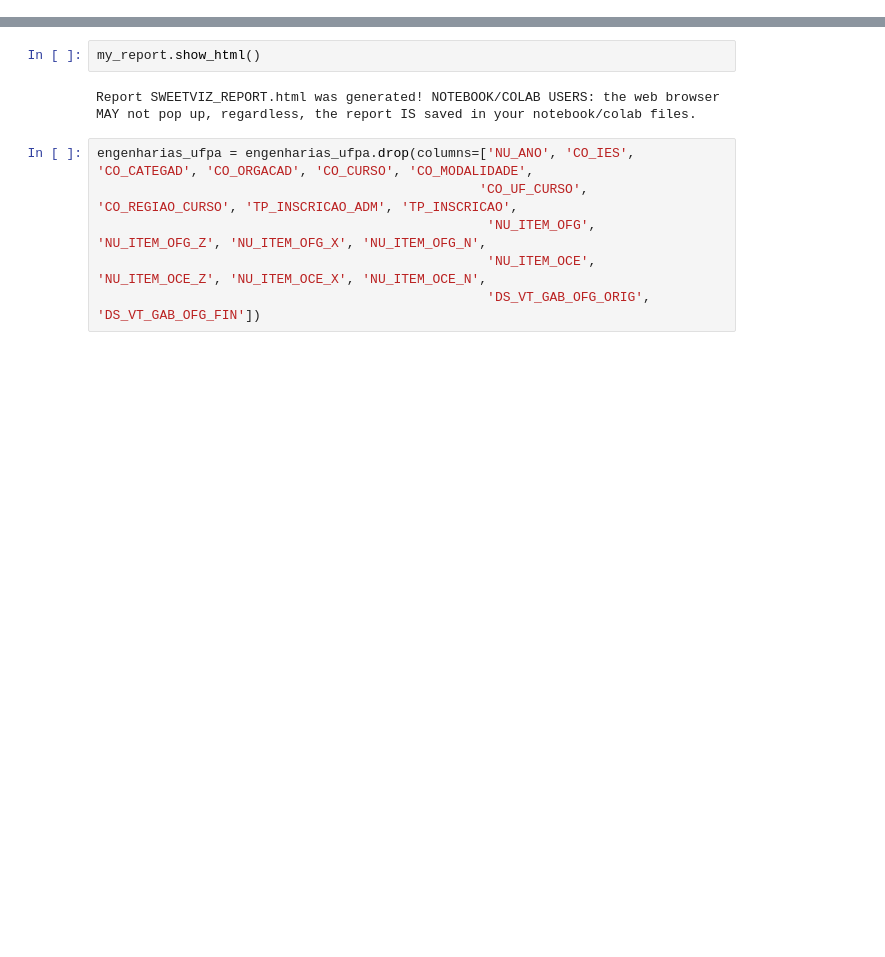
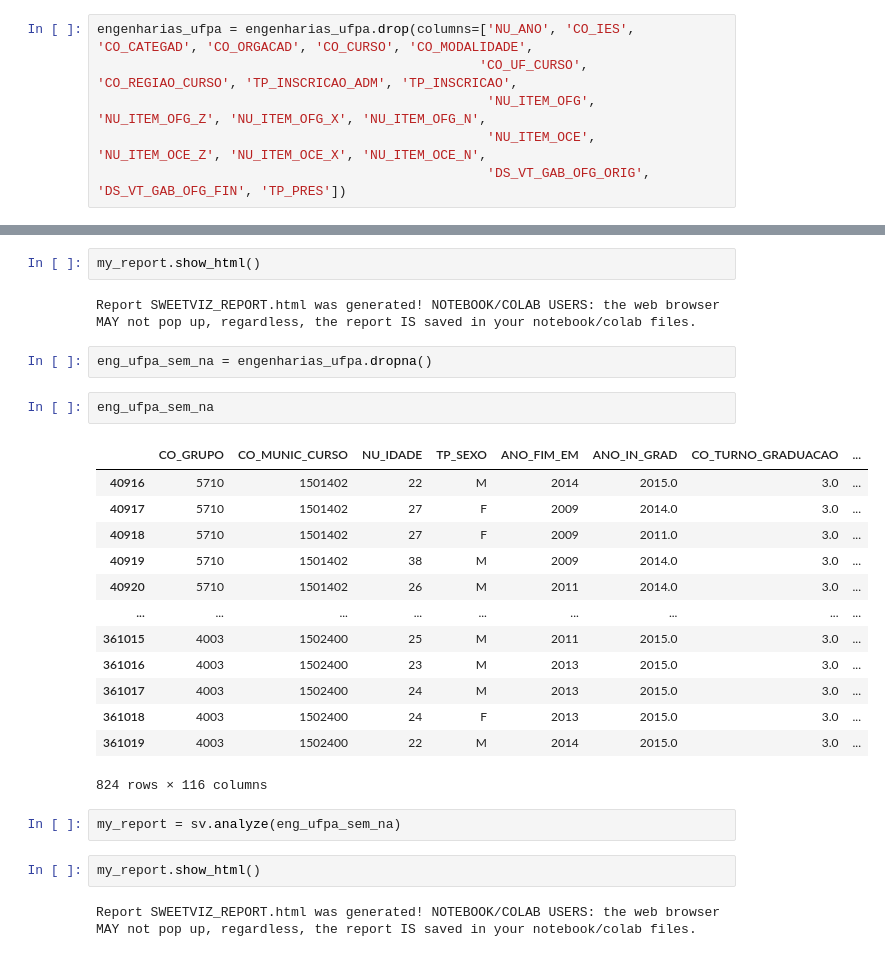
Before and after one commit to alex-repo-alves/Microdados-Enade, a Jupyter notebook: Enade_2019.ipynb, the cells around one changed output, grey strips where cells are left out. Drawn from its saved outputs; the diff is of its cells as text; blank space fills up the shorter version.

```diff
--- a/Enade_2019.ipynb
+++ b/Enade_2019.ipynb
@@ -154,15 +156,39 @@ import numpy as np
 # %%
 # Exporta report para HTML
 # my_report.show_html()
+# %%
+engenharias_ufpa = engenharias_ufpa.drop(columns=['NU_ANO', 'CO_IES', 'CO_CATEGAD', 'CO_ORGACAD', 'CO_CURSO', 'CO_MODALIDADE',
+                                                 'CO_UF_CURSO', 'CO_REGIAO_CURSO', 'TP_INSCRICAO_ADM', 'TP_INSCRICAO',
+                                                  'NU_ITEM_OFG', 'NU_ITEM_OFG_Z', 'NU_ITEM_OFG_X', 'NU_ITEM_OFG_N',
+                                                  'NU_ITEM_OCE', 'NU_ITEM_OCE_Z', 'NU_ITEM_OCE_X', 'NU_ITEM_OCE_N',
+                                                  'DS_VT_GAB_OFG_ORIG', 'DS_VT_GAB_OFG_FIN', 'TP_PRES'])
 # %%
 my_report = sv.analyze(engenharias_ufpa)
 # %%
 my_report.show_html()
 # %% [output]
 Report SWEETVIZ_REPORT.html was generated! NOTEBOOK/COLAB USERS: the web browser MAY not pop up, regardless, the report IS saved in your notebook/colab files.
-# %%
-engenharias_ufpa = engenharias_ufpa.drop(columns=['NU_ANO', 'CO_IES', 'CO_CATEGAD', 'CO_ORGACAD', 'CO_CURSO', 'CO_MODALIDADE',
-                                                 'CO_UF_CURSO', 'CO_REGIAO_CURSO', 'TP_INSCRICAO_ADM', 'TP_INSCRICAO',
-                                                  'NU_ITEM_OFG', 'NU_ITEM_OFG_Z', 'NU_ITEM_OFG_X', 'NU_ITEM_OFG_N',
-                                                  'NU_ITEM_OCE', 'NU_ITEM_OCE_Z', 'NU_ITEM_OCE_X', 'NU_ITEM_OCE_N',
-                                                  'DS_VT_GAB_OFG_ORIG', 'DS_VT_GAB_OFG_FIN'])
+# %%
+eng_ufpa_sem_na = engenharias_ufpa.dropna()
+# %%
+eng_ufpa_sem_na
+# %% [output]
+|  | CO_GRUPO | CO_MUNIC_CURSO | NU_IDADE | TP_SEXO | ANO_FIM_EM | ANO_IN_GRAD | CO_TURNO_GRADUACAO | ... |
+| 40916 | 5710 | 1501402 | 22 | M | 2014 | 2015.0 | 3.0 | ... |
+| 40917 | 5710 | 1501402 | 27 | F | 2009 | 2014.0 | 3.0 | ... |
+| 40918 | 5710 | 1501402 | 27 | F | 2009 | 2011.0 | 3.0 | ... |
+| 40919 | 5710 | 1501402 | 38 | M | 2009 | 2014.0 | 3.0 | ... |
+| 40920 | 5710 | 1501402 | 26 | M | 2011 | 2014.0 | 3.0 | ... |
+| ... | ... | ... | ... | ... | ... | ... | ... | ... |
+| 361015 | 4003 | 1502400 | 25 | M | 2011 | 2015.0 | 3.0 | ... |
+| 361016 | 4003 | 1502400 | 23 | M | 2013 | 2015.0 | 3.0 | ... |
+| 361017 | 4003 | 1502400 | 24 | M | 2013 | 2015.0 | 3.0 | ... |
+| 361018 | 4003 | 1502400 | 24 | F | 2013 | 2015.0 | 3.0 | ... |
+| 361019 | 4003 | 1502400 | 22 | M | 2014 | 2015.0 | 3.0 | ... |
+824 rows × 116 columns
+# %%
+my_report = sv.analyze(eng_ufpa_sem_na)
+# %%
+my_report.show_html()
+# %% [output]
+Report SWEETVIZ_REPORT.html was generated! NOTEBOOK/COLAB USERS: the web browser MAY not pop up, regardless, the report IS saved in your notebook/colab files.
```
Also changed, not shown: parts of 1 cell of this notebook, 1 other file.
